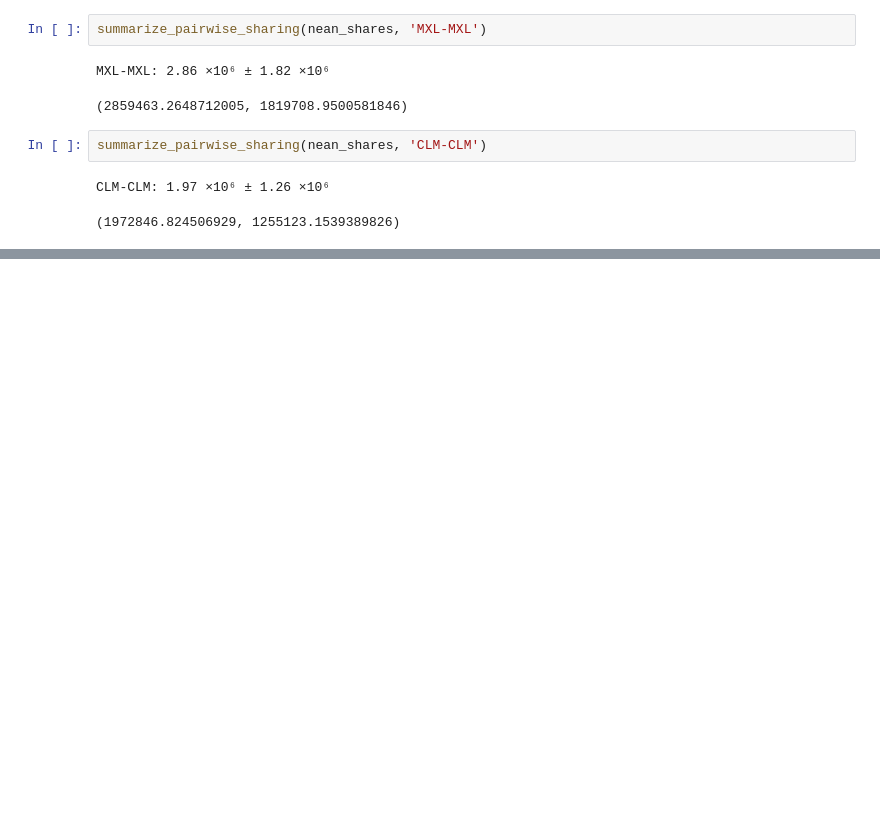
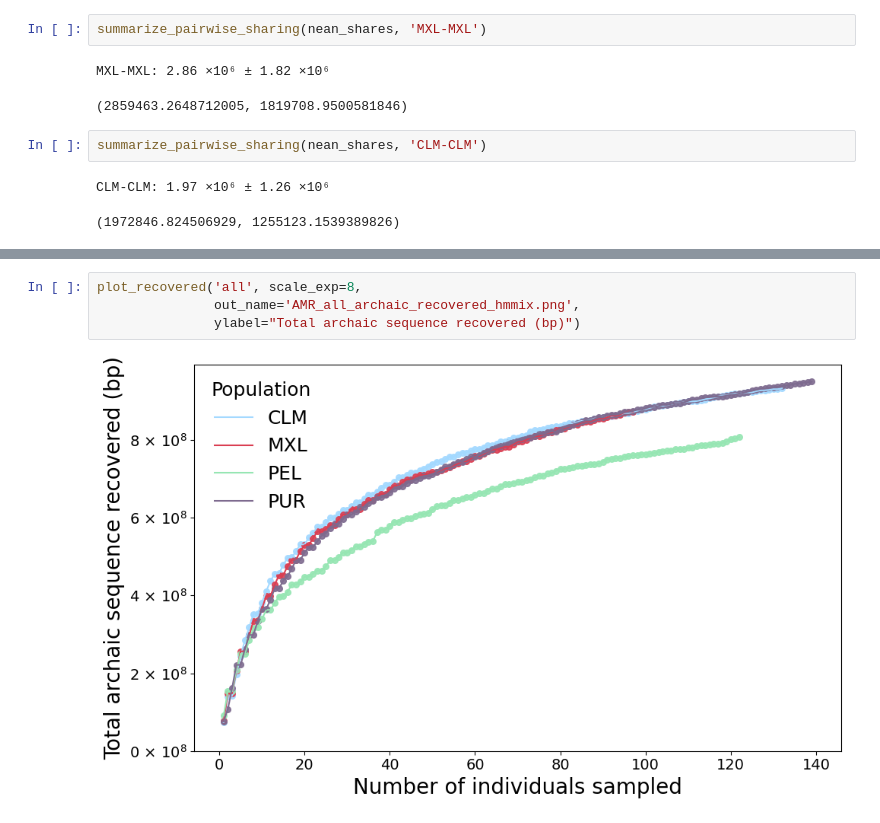
Before and after one commit to abigailkuntzleman-811/source_pops_amr, a Jupyter notebook: Chapter_1.ipynb, the cells around one changed output, grey strips where cells are left out. Drawn from its saved outputs; the diff is of its cells as text; blank space fills up the shorter version.

```diff
--- a/Chapter_1.ipynb
+++ b/Chapter_1.ipynb
@@ -289,0 +347,6 @@ CLM-CLM: 1.97 ×10⁶ ± 1.26 ×10⁶
+# %%
+plot_recovered('all', scale_exp=8,
+               out_name='AMR_all_archaic_recovered_hmmix.png',
+               ylabel="Total archaic sequence recovered (bp)")
+# %% [output]
+[figure, added]
```
Also changed, not shown: parts of 76 cells of this notebook, 1 other file.
